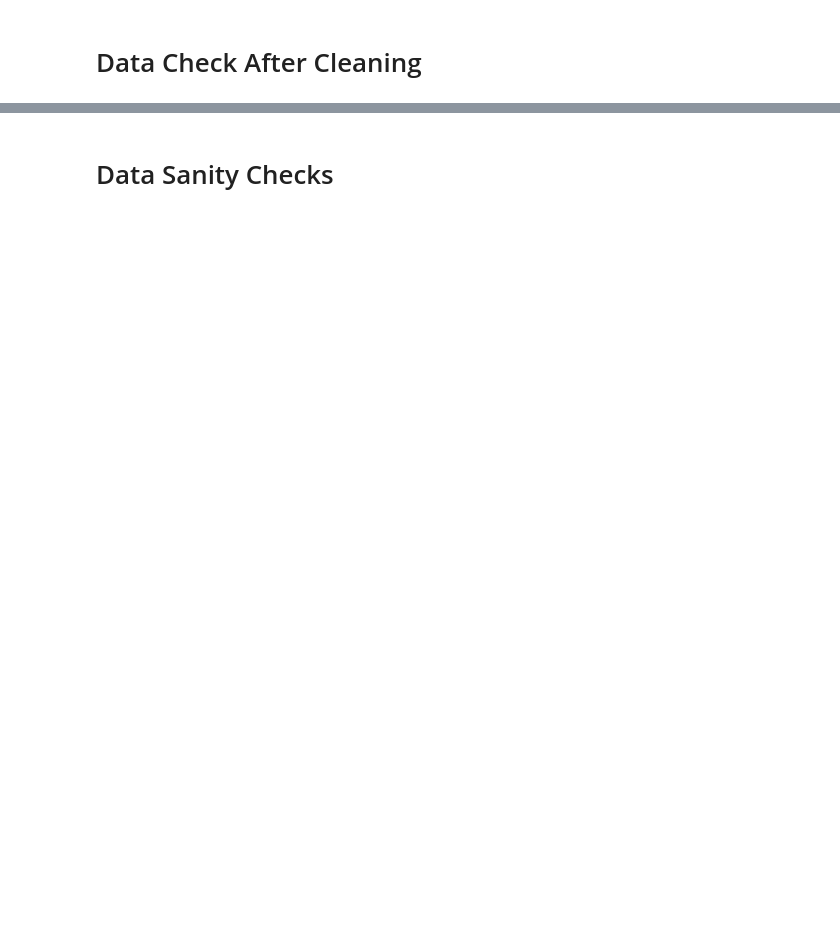
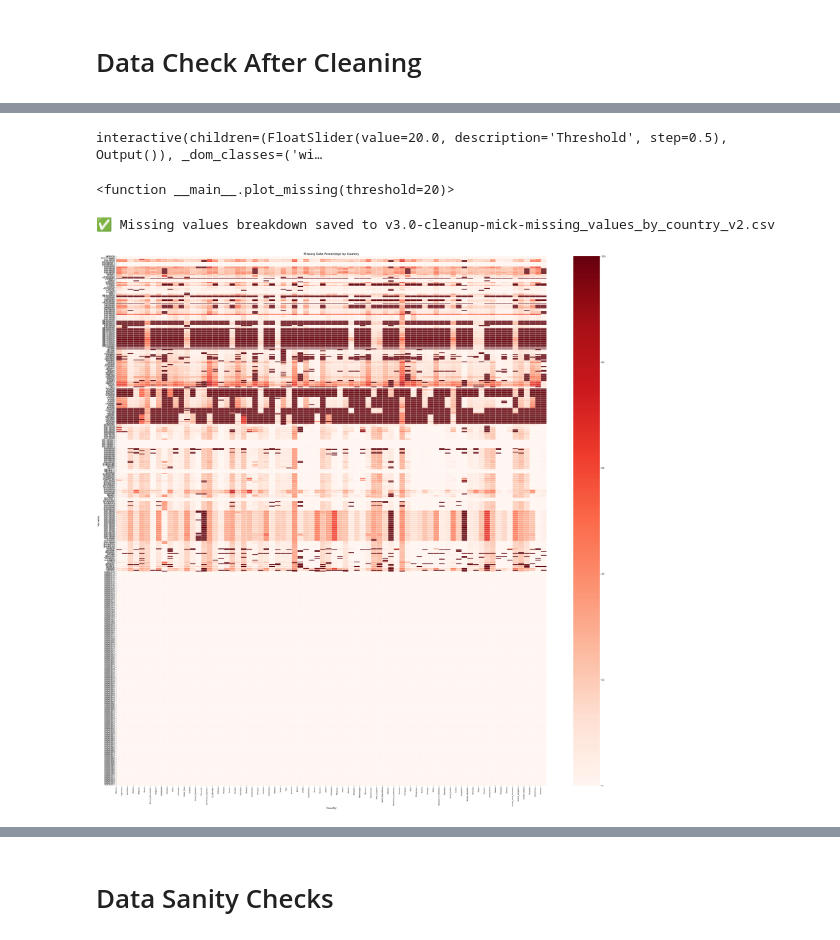
Before and after one commit to mdreeling-mids/mids-capstone, a Jupyter notebook: notebooks/eda/V3.0 - Cleanup - Mick - PISA_2022_EDA.ipynb, the cells around one changed output, grey strips where cells are left out. Cells and saved outputs as stored; diff of their text form; code cells hidden in the pictures; blank space fills up the shorter version.

```diff
--- a/notebooks/eda/V3.0 - Cleanup - Mick - PISA_2022_EDA.ipynb
+++ b/notebooks/eda/V3.0 - Cleanup - Mick - PISA_2022_EDA.ipynb
@@ -265,7 +295,7 @@ def clean_dataset(df):
     return df
 
 # Apply the cleaning function to the dataset
-df = clean_dataset(df)
+#df = clean_dataset(df)
 # %% [markdown]
 # Data Check After Cleaning
 # %%
@@ -306,6 +361,9 @@ def plot_missing(threshold=20):
 
 # Create an interactive slider
 interact(plot_missing, threshold=widgets.FloatSlider(min=0, max=100, step=0.5, value=20, description="Threshold"))
+# %% [output]
+interactive(children=(FloatSlider(value=20.0, description='Threshold', step=0.5), Output()), _dom_classes=('wi…
+<function __main__.plot_missing(threshold=20)>
 # %%
 # Exclude 'CNT' column from the missing values calculation
 missing_by_country = df.groupby("CNT").apply(lambda x: x.drop(columns=["CNT"]).isnull().mean() * 100)
@@ -318,37 +376,43 @@ csv_filename = "v3.0-cleanup-mick-missing_values_by_country_v2.csv"
 missing_by_country.to_csv(csv_filename, index=True)
 
 print(f"✅ Missing values breakdown saved to {csv_filename}")
+# %% [output]
+✅ Missing values breakdown saved to v3.0-cleanup-mick-missing_values_by_country_v2.csv
 # %%
+%%time
+
 import matplotlib.pyplot as plt
 import seaborn as sns
 
 # Create the heatmap
-plt.figure(figsize=(18, 10))  # Increase figure size for better readability
+plt.figure(figsize=(36, 36))  # Increase figure size for better readability
 
 ax = sns.heatmap(
     missing_by_country,
     cmap="Reds",
     annot=False,
     linewidths=0.5,
     cbar=True,
     vmin=0, vmax=100
 )
 
 # Ensure all variables (y-axis) are displayed
 ax.set_yticks(range(len(missing_by_country.index)))  # Set tick positions
 ax.set_yticklabels(missing_by_country.index, fontsize=8)  # Adjust font size
 
 # Ensure all countries (x-axis) are displayed
 ax.set_xticks(range(len(missing_by_country.columns)))  # Set tick positions
 ax.set_xticklabels(missing_by_country.columns, fontsize=8, rotation=90)  # Rotate labels for readability
 
 # Formatting
 plt.title("Missing Data Percentage by Country", fontsize=14)
 plt.xlabel("Country", fontsize=12)
 plt.ylabel("Variable", fontsize=12)
 
 # Adjust layout to prevent label cutoff
 plt.tight_layout()
 
 # Show plot
 plt.show()
+# %% [output]
+[figure, added]
```
Also changed, not shown: parts of 30 cells of this notebook.
